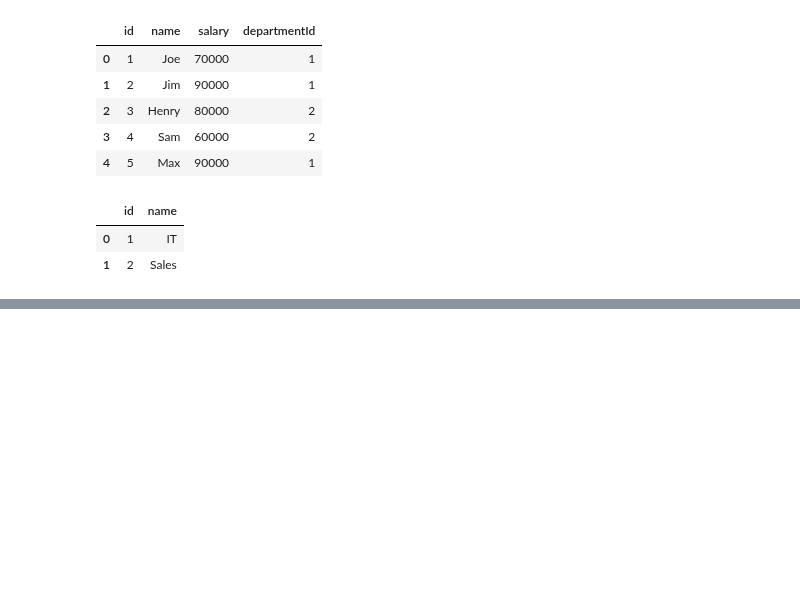
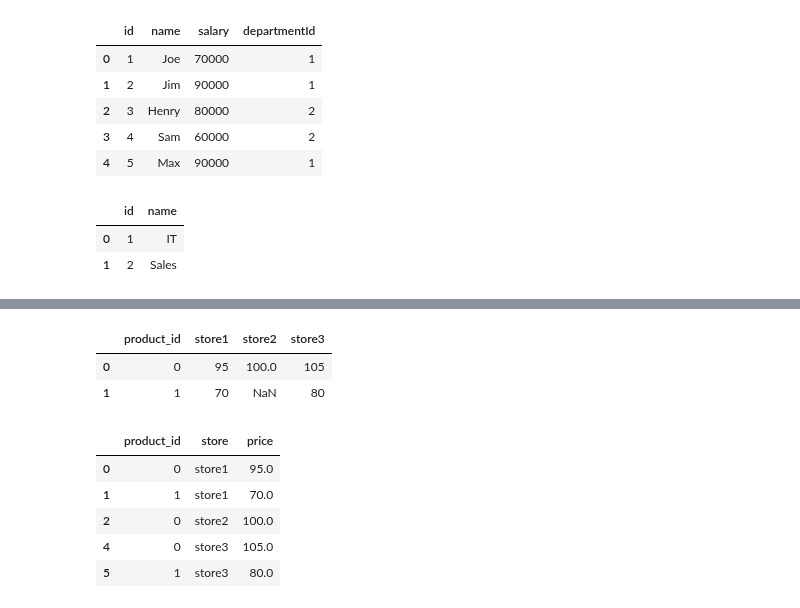
Before and after one commit to rufous86/studies, a Jupyter notebook: leetcode/2_Data_Manipulation_and_Statistics.ipynb, the cells around one changed output, grey strips where cells are left out. Saved outputs shown, nothing was run; the diff lists cells and outputs as text; code cells hidden in the pictures; blank space fills up the shorter version.

```diff
--- a/leetcode/2_Data_Manipulation.ipynb
+++ b/leetcode/2_Data_Manipulation_and_Statistics.ipynb
@@ -329,0 +556,30 @@ display(department)
+# %%
+import pandas as pd
+
+# Define the table as a list of dictionaries
+data = [
+    {'product_id': 0, 'store1': 95, 'store2': 100, 'store3': 105},
+    {'product_id': 1, 'store1': 70, 'store2': None, 'store3': 80}
+]
+
+# Create the DataFrame
+products = pd.DataFrame(data)
+
+# Display the DataFrame
+display(products)
+# %% [output]
+|  | product_id | store1 | store2 | store3 |
+| 0 | 0 | 95 | 100.0 | 105 |
+| 1 | 1 | 70 | NaN | 80 |
+# %%
+def rearrange_products_table(products: pd.DataFrame) -> pd.DataFrame:
+    return products.melt(id_vars=['product_id'], var_name='store', value_name='price').dropna()
+
+rearrange_products_table(products)
+# %% [output]
+|  | product_id | store | price |
+| 0 | 0 | store1 | 95.0 |
+| 1 | 1 | store1 | 70.0 |
+| 2 | 0 | store2 | 100.0 |
+| 4 | 0 | store3 | 105.0 |
+| 5 | 1 | store3 | 80.0 |
```
Also changed, not shown: parts of 15 cells of this notebook.
